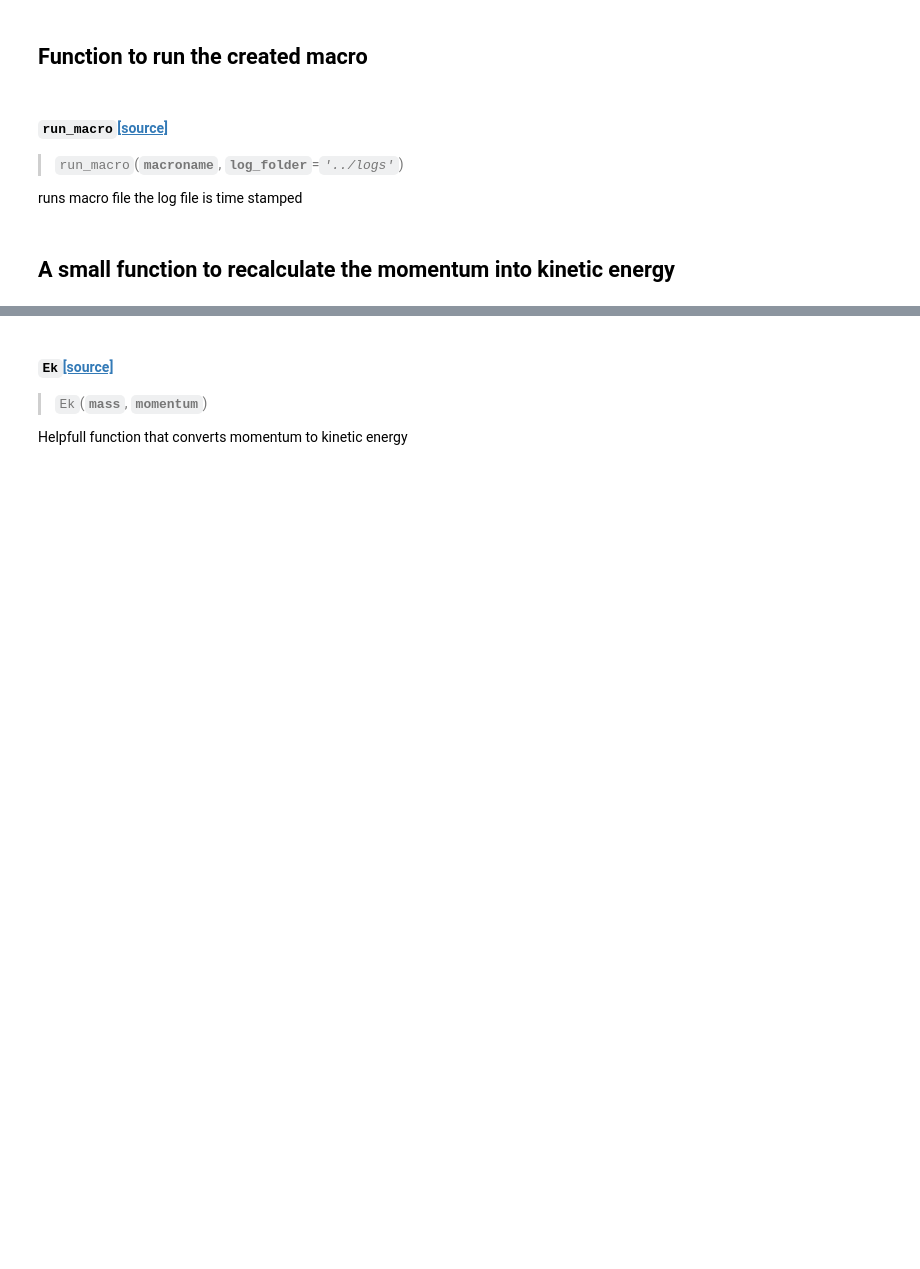
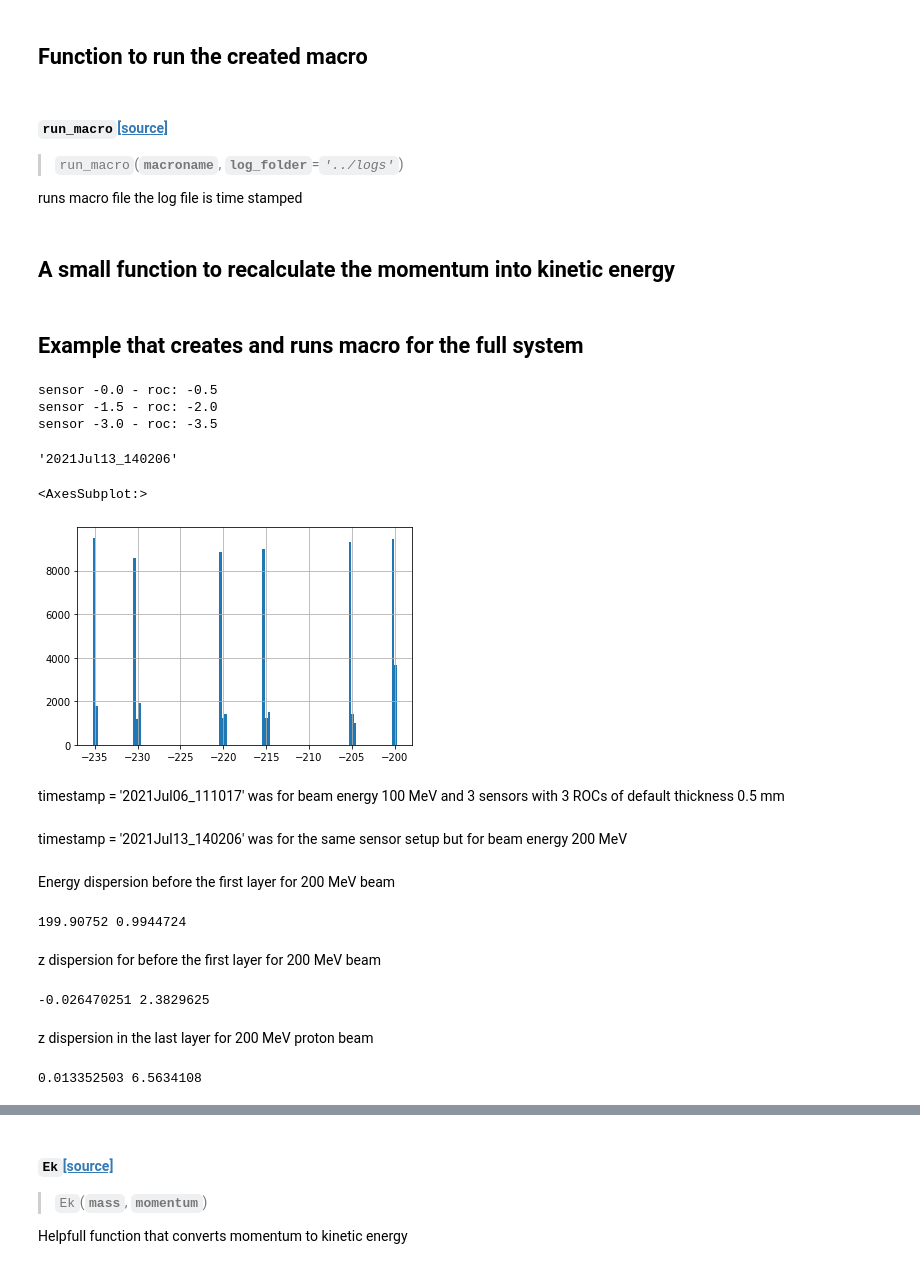
Before and after one commit to dmitryhits/ProtonBeamTherapy, a Jupyter notebook: nbs/00_macrotools.ipynb, the cells around one changed output, grey strips where cells are left out. Cells and saved outputs as stored; diff of their text form; code cells hidden in the pictures; blank space fills up the shorter version.

```diff
--- a/nbs/00_macrotools.ipynb
+++ b/nbs/00_macrotools.ipynb
@@ -409,7 +418,8 @@ show_doc(MacroWriter.create_beam)
 # %%
 #export
 def create_all(n_phantom_layers = 21, phantom_layer_thickness = [1]*21, phantom_material = 'Water', beam_energy = 250,
-               distance_to_system = 1, system_thickness = 1, n_sensors = 1, sensor_pitch = 0.5, sensor_thickness=0.5):
+               distance_to_system = 1, system_thickness = 1, n_sensors = 1, sensor_pitch = 1, sensor_thickness=0.5,
+              roc_thickness=0.5):
     """sets parameters for phantom and system geometries"""
     phantom_thickness = sum(phantom_layer_thickness)
     system_thickness = (sensor_thickness + sensor_pitch) * n_sensors
@@ -431,9 +441,15 @@ def create_all(n_phantom_layers = 21, phantom_layer_thickness = [1]*21, phantom_
         y_loc -= phantom_layer_thickness[layer]
         my_macro.create_phantom_layer(n=layer, thickness=phantom_layer_thickness[layer], y_loc=y_loc,
                                      material=phantom_material)
+    #  create system with sensors and readout chips
     for i_sensor in range(n_sensors):
-        my_macro.create_sensor(n=i_sensor, y_loc= -(sensor_pitch + sensor_thickness) * i_sensor,
+        sensor_loc = -(sensor_pitch + sensor_thickness) * i_sensor
+        roc_loc = sensor_loc - sensor_thickness/2 - roc_thickness/2
+        print(f'sensor {sensor_loc} - roc: {roc_loc}')
+        my_macro.create_sensor(n=i_sensor, y_loc= sensor_loc,
                                thickness=sensor_thickness)
+        my_macro.create_sensor(n=i_sensor + 100, y_loc= roc_loc,
+                               thickness=roc_thickness)
     my_macro.create_beam(energy=beam_energy)
     return my_macro.create_macro_file()
 # %%
@@ -464,3 +480,30 @@ show_doc(run_macro)
 runs macro file the log file is time stamped
 # %% [markdown]
 ## A small function to recalculate the momentum into kinetic energy
+# %% [markdown]
+## Example that creates and runs macro for the full system
+# %%
+main_macro, output_root, timestamp = create_all(beam_energy=200, n_sensors=3)
+run_macro(main_macro)
+root_hits_file = output_root['hits'][0]
+root_dose_file = output_root['dose'][1]
+root_tracker_file = output_root['trackers'][1]
+
+hits_df = get_df_subentry2(root_hits_file)
+# %% [output]
+sensor -0.0 - roc: -0.5
+sensor -1.5 - roc: -2.0
+sensor -3.0 - roc: -3.5
+# %%
+timestamp
+# %% [output]
+'2021Jul13_140206'
+# %%
+hits_df.posY.hist(bins=120)
+# %% [output]
+<AxesSubplot:>
+[figure, added]
+# %% [markdown]
+timestamp = '2021Jul06_111017' was for beam energy 100 MeV and 3 sensors with 3 ROCs of default thickness 0.5 mm
+# %% [markdown]
+timestamp = '2021Jul13_140206' was for the same sensor setup but for beam energy 200 MeV
@@ -466,0 +514,2 @@ runs macro file the log file is time stamped
+# %% [markdown]
+Energy dispersion before the first layer for 200 MeV beam
@@ -466,0 +519,24 @@ runs macro file the log file is time stamped
+# %%
+x = np.linspace(80, 110, 100)
+mu0, std0 = norm.fit(ekin_0)
+p0 = norm.pdf(x, mu0, std0)
+print(mu0, std0)
+# %% [output]
+199.90752 0.9944724
+# %% [markdown]
+z dispersion for before the first layer for 200 MeV beam
+# %%
+Z0 = track_df_0[(track_df_0.ParticleName == 'proton') & (track_df_0.CreatorProcess == 0)]['Z']
+mu_z_0, std_z_0 = norm.fit(Z0)
+print(mu_z_0, std_z_0)
+# %% [output]
+-0.026470251 2.3829625
+# %% [markdown]
+z dispersion in the last layer for 200 MeV proton beam
+# %%
+track_df_19 = get_phasespace_df(timestamp, 19)
+Z19 = track_df_19[(track_df_19.ParticleName == 'proton') & (track_df_19.CreatorProcess == 0)]['Z']
+mu_z_19, std_z_19 = norm.fit(Z19)
+print(mu_z_19, std_z_19)
+# %% [output]
+0.013352503 6.5634108
```
Also changed, not shown: parts of 13 cells of this notebook, 2 other files.
